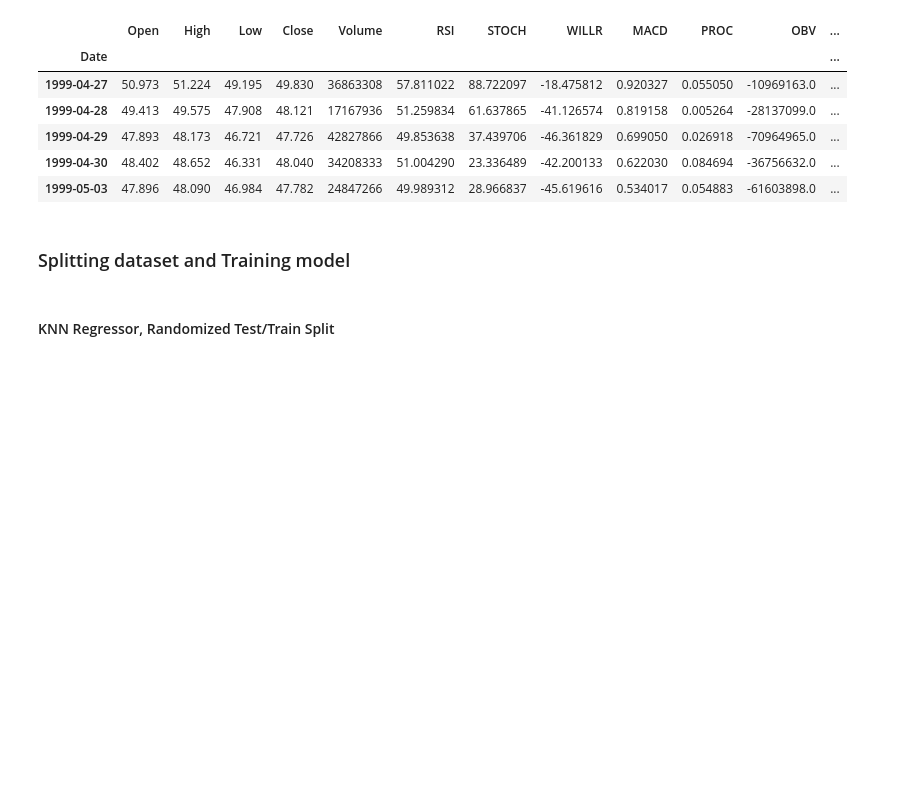
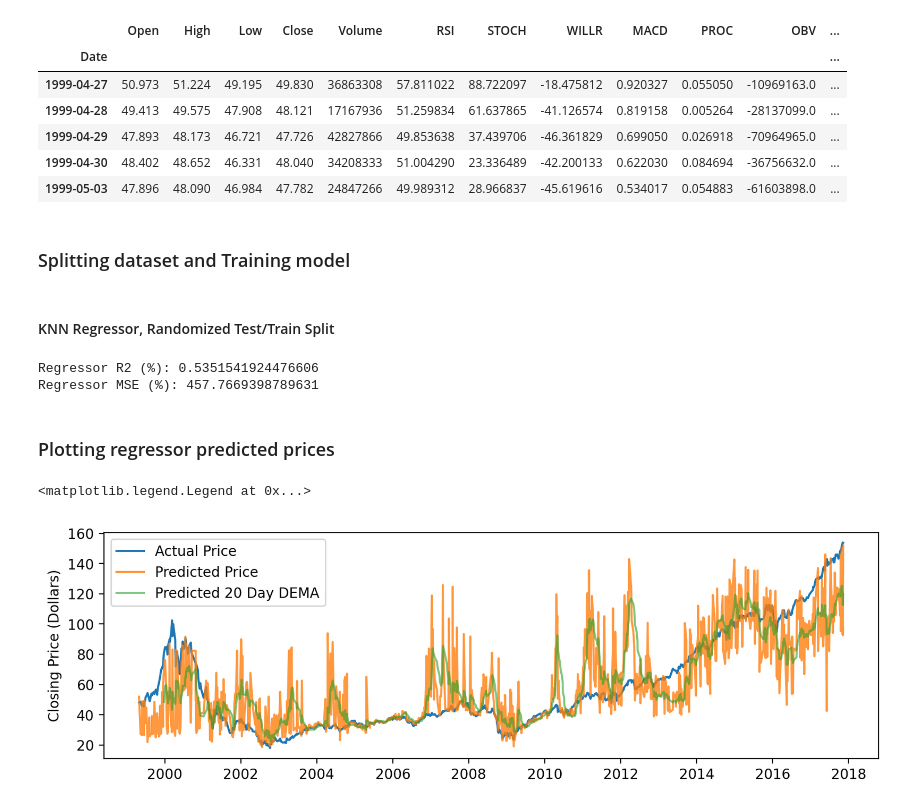
Before and after one commit to leestorm4520/ArtificialIntelligence_UbiquantMarketPrediction, a Jupyter notebook: Michael-KNN-Model.ipynb, the cells around one changed output. Drawn from its saved outputs; the diff is of its cells as text; code cells hidden in the pictures; blank space fills up the shorter version.

```diff
--- a/Michael-KNN-Model.ipynb
+++ b/Michael-KNN-Model.ipynb
@@ -133,7 +133,7 @@ x_trainr, x_testr, y_trainr, y_testr = train_test_split(data[["RSI", "STOCH", "W
                                                     data["Close"],
                                                     random_state = 0)
 # Create a Random Forest Classifier
-regressor = RandomForestRegressor(n_estimators = 1000, random_state = 0)
+regressor = KNeighborsRegressor(n_neighbors = 2)
 
 # Fit the data to the model
 regressor.fit(x_trainr, y_trainr)
@@ -143,3 +143,27 @@ y_predr = regressor.predict(x_testr)
 
 print(f"Regressor R2 (%): {r2_score(y_testr, y_predr)}")
 print(f"Regressor MSE (%): {mean_squared_error(y_testr, y_predr)}")
+# %% [output]
+Regressor R2 (%): 0.5351541924476606
+Regressor MSE (%): 457.7669398789631
+# %% [markdown]
+### Plotting regressor predicted prices
+# %%
+predicted = pd.Series(data = y_predr, index = y_testr.index)
+predicted = predicted.sort_index()
+
+# Double Exponential Moving Average of Predicted Prices
+predicted_SMA = ta.DEMA(predicted, timeperiod = 20)
+
+actual = y_testr.sort_index()
+
+fig = plt.figure(dpi = 200, figsize = (10, 3))
+ax = fig.add_subplot(1, 1, 1)
+actual_line = ax.plot(actual, label = "Actual Price")
+predicted_line = ax.plot(predicted, label = "Predicted Price", alpha = 0.8)
+SMA_line = ax.plot(predicted_SMA, label = "Predicted 20 Day DEMA", alpha = 0.6)
+ax.set_ylabel("Closing Price (Dollars)")
+ax.legend()
+# %% [output]
+<matplotlib.legend.Legend at 0x...>
+[figure, added]
```
